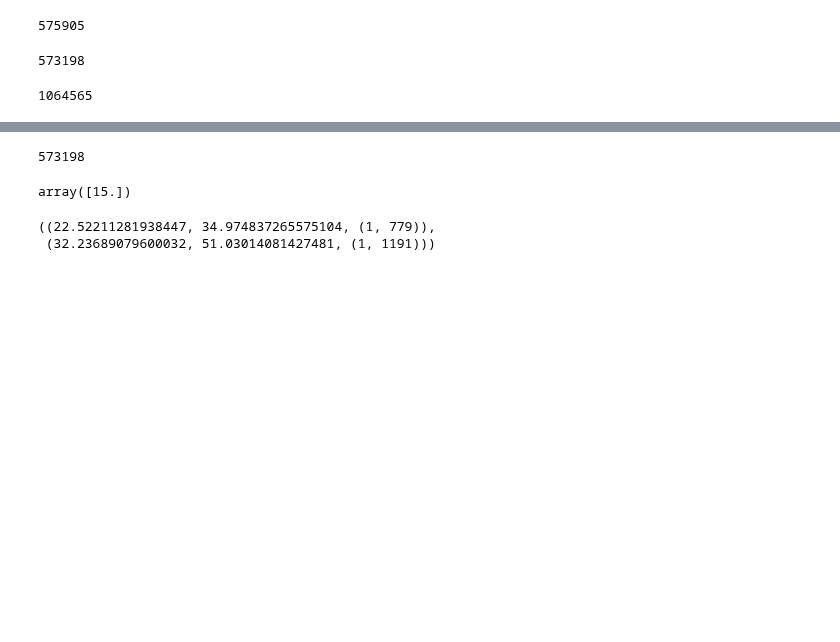
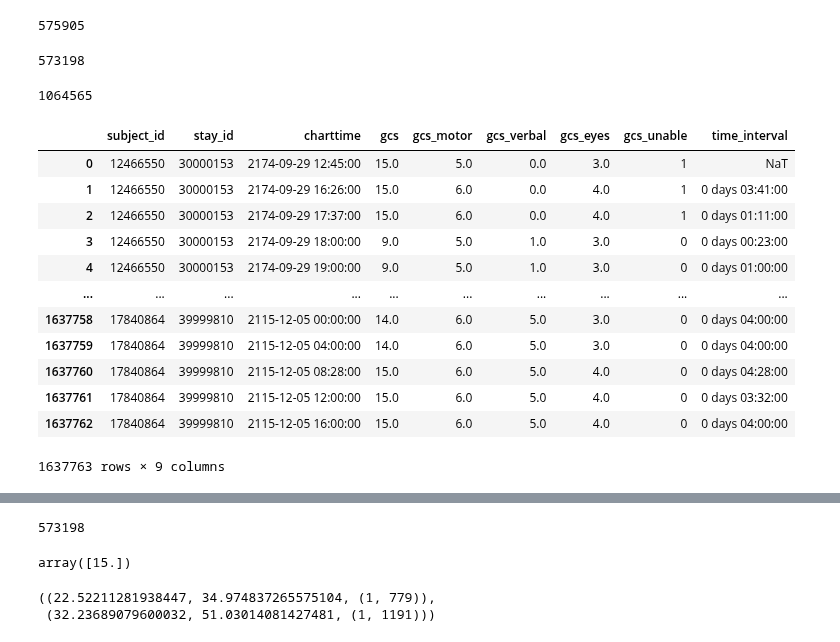
Before and after one commit to sujungleeml/P1_extubationfailure, a Jupyter notebook: 서대철/notebooks/240215_severity_oasis_gcs.ipynb, the cells around one changed output, grey strips where cells are left out. Cells and saved outputs as stored; diff of their text form; code cells hidden in the pictures; blank space fills up the shorter version.

```diff
--- a/서대철/notebooks/240215_severity_oasis_gcs.ipynb
+++ b/서대철/notebooks/240215_severity_oasis_gcs.ipynb
@@ -204,5 +204,10 @@ plt.show()
 - (2) Often only one of three components is documented. The other componentsare carried forward.
 # %%
 gcs = pd.read_csv('../outputs/gcs.csv')
+
+# datetime 변환
+time_cols = ['charttime']
+gcs = utils.to_datetime(gcs, time_cols)
+
 gcs
 # %% [output]
@@ -256,3 +262,29 @@ gcs_duplicate_count
 (gcs.gcs_unable == 0).sum()
 # %% [output]
 1064565
+# %%
+# 측정시점 별 기간 계산
+# Ensure 'charttime' is a datetime
+gcs['charttime'] = pd.to_datetime(gcs['charttime'])
+
+# Sort the DataFrame
+gcs.sort_values(by=['stay_id', 'charttime'], inplace=True)
+
+# Calculate the time difference within each 'stay_id' group
+gcs['time_interval'] = gcs.groupby('stay_id')['charttime'].diff()
+
+gcs
+# %% [output]
+|  | subject_id | stay_id | charttime | gcs | gcs_motor | gcs_verbal | gcs_eyes | gcs_unable | time_interval |
+| 0 | 12466550 | 30000153 | 2174-09-29 12:45:00 | 15.0 | 5.0 | 0.0 | 3.0 | 1 | NaT |
+| 1 | 12466550 | 30000153 | 2174-09-29 16:26:00 | 15.0 | 6.0 | 0.0 | 4.0 | 1 | 0 days 03:41:00 |
+| 2 | 12466550 | 30000153 | 2174-09-29 17:37:00 | 15.0 | 6.0 | 0.0 | 4.0 | 1 | 0 days 01:11:00 |
+| 3 | 12466550 | 30000153 | 2174-09-29 18:00:00 | 9.0 | 5.0 | 1.0 | 3.0 | 0 | 0 days 00:23:00 |
+| 4 | 12466550 | 30000153 | 2174-09-29 19:00:00 | 9.0 | 5.0 | 1.0 | 3.0 | 0 | 0 days 01:00:00 |
+| ... | ... | ... | ... | ... | ... | ... | ... | ... | ... |
+| 1637758 | 17840864 | 39999810 | 2115-12-05 00:00:00 | 14.0 | 6.0 | 5.0 | 3.0 | 0 | 0 days 04:00:00 |
+| 1637759 | 17840864 | 39999810 | 2115-12-05 04:00:00 | 14.0 | 6.0 | 5.0 | 3.0 | 0 | 0 days 04:00:00 |
+| 1637760 | 17840864 | 39999810 | 2115-12-05 08:28:00 | 15.0 | 6.0 | 5.0 | 4.0 | 0 | 0 days 04:28:00 |
+| 1637761 | 17840864 | 39999810 | 2115-12-05 12:00:00 | 15.0 | 6.0 | 5.0 | 4.0 | 0 | 0 days 03:32:00 |
+| 1637762 | 17840864 | 39999810 | 2115-12-05 16:00:00 | 15.0 | 6.0 | 5.0 | 4.0 | 0 | 0 days 04:00:00 |
+1637763 rows × 9 columns
```
Also changed, not shown: parts of 6 cells of this notebook, 8 other files.
